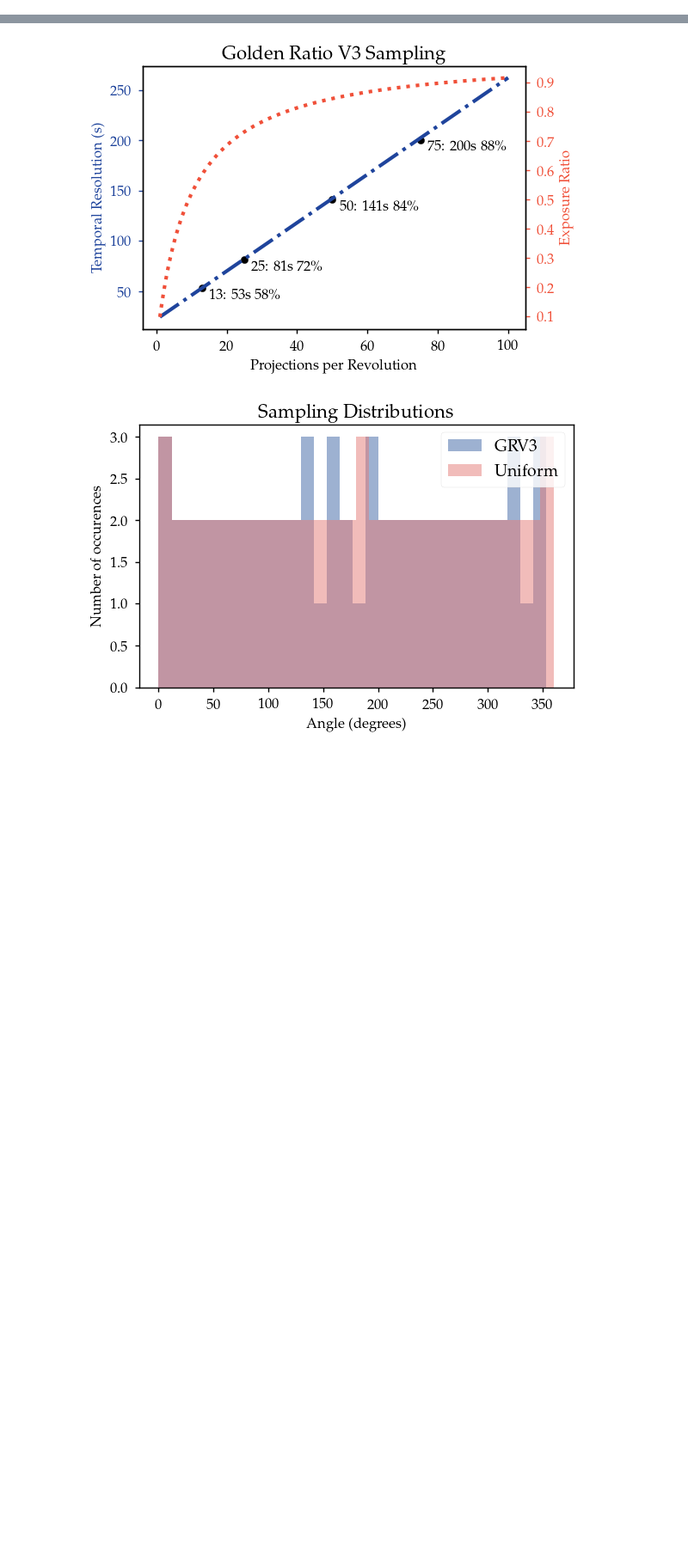
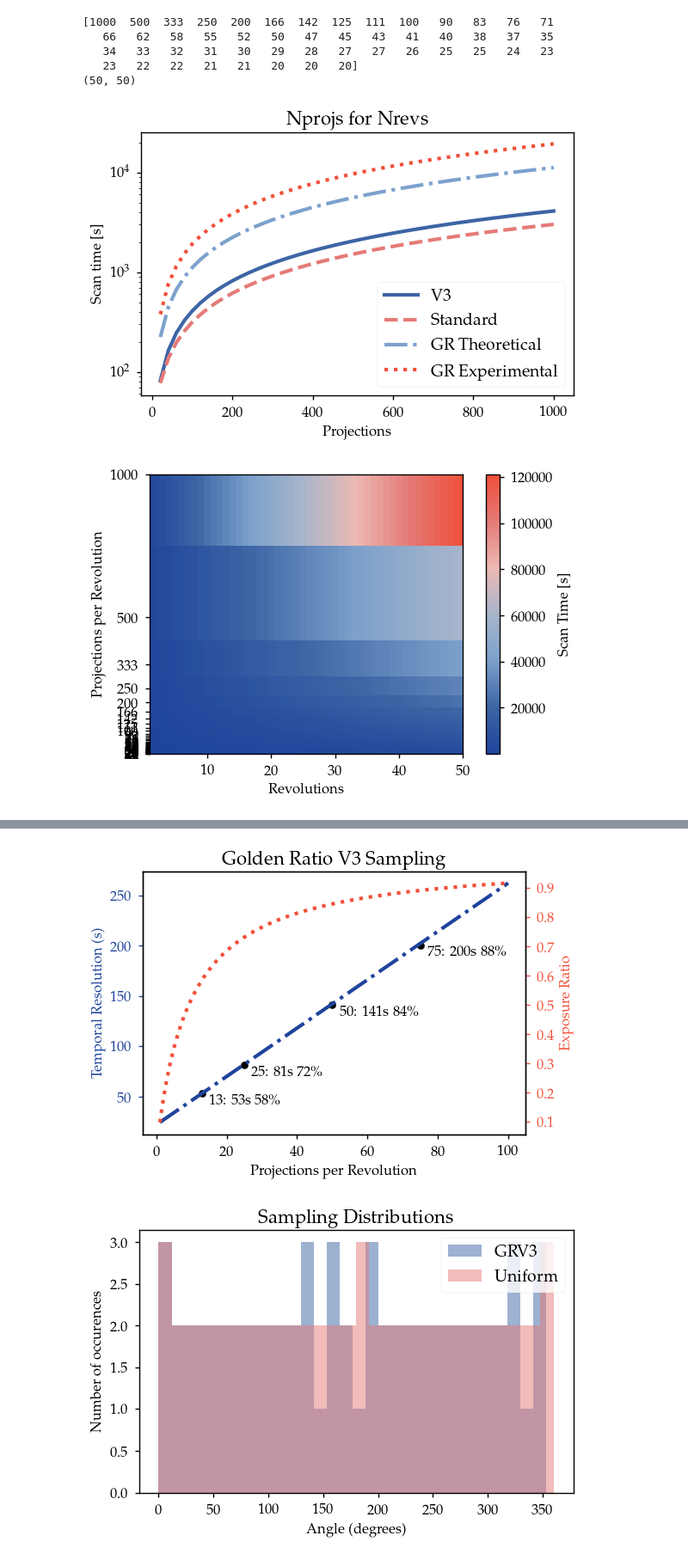
Before and after one commit to RubenDragland/4D_CT, a Jupyter notebook: Golden Angle Analysis/analysisV3.ipynb, the cells around one changed output, grey strips where cells are left out. Shown at 86% size. Cells and saved outputs as stored; diff of their text form; code cells hidden in the pictures; blank space fills up the shorter version.

Commit message:
analysis, lost plots. Why

```diff
--- a/Golden Angle Analysis/analysisV3.ipynb
+++ b/Golden Angle Analysis/analysisV3.ipynb
@@ -44,3 +83,73 @@ def V3_angles(nproj, nrevs, starting=0):
+# %%
+nrevs = np.arange(1, 51)
+nproj = 25
+
+V3_tots, V3_exps = V3_total_time(rotation_rate, avg_frames, frames_per_sec, nproj=nproj, nrevs=nrevs)
+std_tots, std_exps = standard_CT_time_exposure(nproj*nrevs, rotation_rate, avg_frames, frames_per_sec)
+theo_tots, theo_exps = theoretical_golden_angle(nproj*nrevs, rotation_rate, avg_frames, frames_per_sec)
+experiment_tots, experiment_exps = np.array([experimental_golden_angle(nproj*nr, rotation_rate, avg_frames, frames_per_sec) for nr in nrevs]).T
+
+totals = 1000
+nprojs = totals//nrevs #np.arange(10, 100)
+print(nprojs)
+
+V3_tots2 = np.zeros((len(nprojs), len(nrevs)))
+V3_exps2 = np.zeros((len(nprojs), len(nrevs)))
+
+for i, nproj in enumerate(nprojs):
+    V3_tots2[i], V3_exps2[i] = V3_total_time(rotation_rate, avg_frames, frames_per_sec, nproj=nproj, nrevs=nrevs)
+
+
+print(V3_tots2.shape)
+# %% [output]
+[1000  500  333  250  200  166  142  125  111  100   90   83   76   71
+   66   62   58   55   52   50   47   45   43   41   40   38   37   35
+   34   33   32   31   30   29   28   27   27   26   25   25   24   23
+   23   22   22   21   21   20   20   20]
+(50, 50)
+# %%
+def plot_tot_time_comparison(nproj, nrevs, V3_tots, std_tots, theo_tots, experiment_tots, title="Nprojs for Nrevs"):
+    choose_formatter(False)
+    fig,ax = plt.subplots()
+
+    ax.plot(nrevs*nproj, V3_tots, label="V3")
+    ax.plot(nrevs*nproj, std_tots, label="Standard")
+    ax.plot(nrevs*nproj, theo_tots, label="GR Theoretical")
+    ax.plot(nrevs*nproj, experiment_tots, label="GR Experimental")
+
+    ax.legend()
+    ax.set_yscale("log")
+    ax.set_ylabel("Scan time [s]")
+    ax.set_xlabel("Projections")
+    plt.title(title)
+
+    plt.show()
+
+def plot_V3_grid(nproj, nrevs, V3_tots, V3_exps, title="V3 Scan Times"):
+
+    X,Y = np.meshgrid(nrevs, nproj)
+    fig,ax = plt.subplots(1,1)
+
+    ax.imshow(V3_tots, cmap = XRDCT_palette_cmp)
+    # axs[1].pcolormesh(X,Y, V3_exps, cmap=XRDCT_palette_cmp)
+
+    ax.set_xlabel("Revolutions")
+    ax.set_xlim(X.min(), X.max())
+    ax.set_ylim(Y.min(), Y.max())
+    ax.set_ylabel("Projections per Revolution")
+    ax.set_yticks(nproj)
+    # ax.set_xticks(nrevs)
+
+    plt.colorbar(ax.pcolormesh(X,Y, V3_tots, cmap = XRDCT_palette_cmp), ax=ax, label="Scan Time [s]")
+    plt.show()
+
+
+plot_tot_time_comparison(nproj, nrevs, V3_tots, std_tots, theo_tots, experiment_tots, title="Nprojs for Nrevs")
+
+plot_V3_grid(nprojs, nrevs, V3_tots2, V3_exps2, title="V3 Scan Times")
+# %% [output]
+[figure, added]
+[figure, added]
 # %%
 # print(V3_angles(10, 10))
 
```
Also changed, not shown: parts of 3 cells of this notebook.
